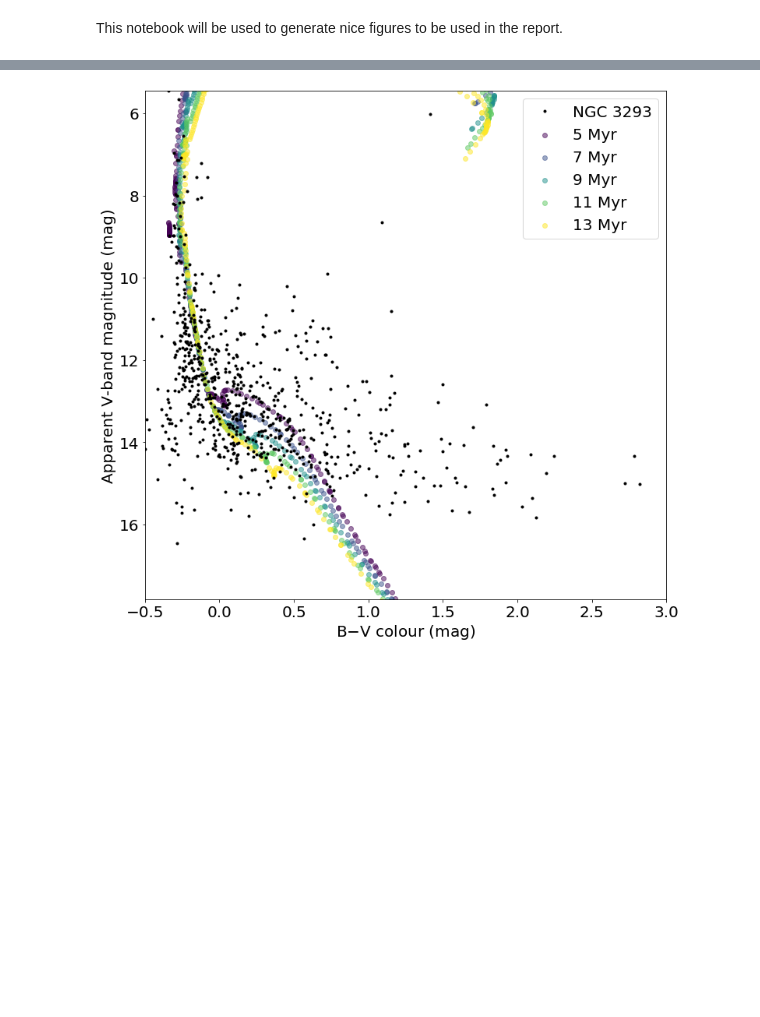
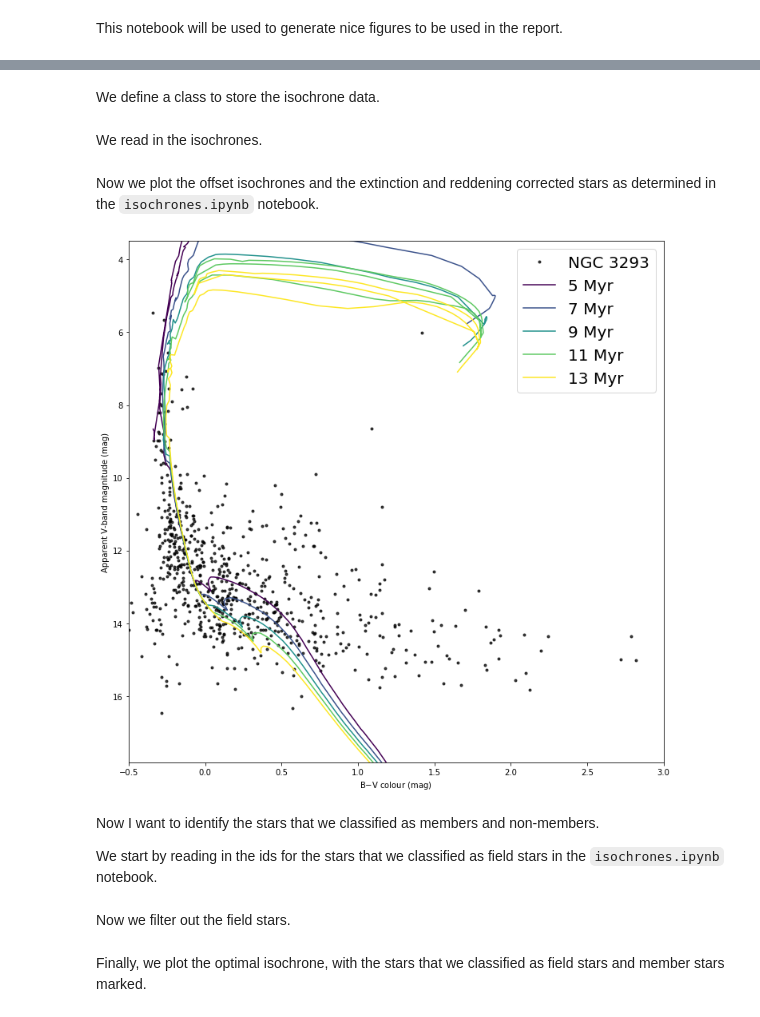
Before and after one commit to cedliang/ASP3231-Project-NGC-3293-, a Jupyter notebook: src/figures/figures.ipynb, the cells around one changed output, grey strips where cells are left out. Drawn from its saved outputs; the diff is of its cells as text; code cells hidden in the pictures; blank space fills up the shorter version.

Commit message:
Update figures

```diff
--- a/src/figures/figures.ipynb
+++ b/src/figures/figures.ipynb
@@ -13,7 +15,9 @@ The following code will generate the isochrone figures.
 # %%
 from astropy.table import QTable
 
-mags = QTable.read("obj_magnitudes.ecsv", format='ascii.ecsv')
+mags = QTable.read("../obj_magnitudes.ecsv", format='ascii.ecsv')
+# %% [markdown]
+We define a class to store the isochrone data.
 # %%
 # Code adapted from Girardi_UBVRI.ipynb on Moodle
 
@@ -27,10 +31,12 @@ class isochroneclass:
             self.V = []                                   # Star V-band magnitudes
             self.R = []                                   # Star R-band magnitudes
             self.I = []                                   # Star I-band magnitudes
+# %% [markdown]
+We read in the isochrones.
 # %%
 # Adapted from Girardi_UBVRI.ipynb on Moodle
 
-fnames = ['isochrones/output545039620091_1e7_1e8.dat','isochrones/output410618231006_1e6_to_15e6.dat']
+fnames = ['../isochrones/output545039620091_1e7_1e8.dat','../isochrones/output410618231006_1e6_to_15e6.dat']
 isochrones = {}
 
 for fname in fnames:
@@ -60,6 +66,8 @@ for fname in fnames:
     isochrones[curr_age] = ic
 
     f.close()
+# %% [markdown]
+Now we plot the offset isochrones and the extinction and reddening corrected stars as determined in the `isochrones.ipynb` notebook.
 # %%
 extinction = 1
 reddening = extinction/3.1
@@ -72,37 +80,41 @@ py = mags['Vmag'] - extinction                 # plot V-band magnitude on y-axis
 # isochrones of log(age) that we are interested in, corresponding to ages between 5 and 15 Myr.
 ages = [6.69897, 6.8451, 6.95424, 7.04139, 7.11394]
 
 # get some sequential colors to plot with to easily see the differences due to age
 colors = cm.viridis(np.linspace(0,1,len(ages)))
 
 fig, ax = plt.subplots(figsize = (12,12))
 
 plt.rcParams.update({'font.size': 20})
-plt.plot(px, py, '.', color='black',label='NGC 3293',zorder=10)
+plt.plot(px, py, '.', color='black',label='NGC 3293',alpha=0.75)
 
 for age,color in zip(ages,colors):
     BV=np.array(isochrones[age].B)-np.array(isochrones[age].V)
     offsetV = np.array(isochrones[age].V) + offset
 
-    plt.scatter(BV, offsetV, color=color, label='{:.0f} Myr'.format(10**(isochrones[age].age-6)),alpha=0.5)
+    plt.plot(BV, offsetV, color=color, label='{:.0f} Myr'.format(10**(isochrones[age].age-6)))
 
 plt.xlabel('B$-$V colour (mag)')
 plt.ylabel('Apparent V-band magnitude (mag)')
 
 # set y-axis limits so we can see the stars
-plt.ylim(min(py),max(py))
+plt.ylim(3.5,max(py))
 plt.xlim(-0.5,3)
 
 # invert y-axis so brighter stars are at the top
 ax.invert_yaxis()
 
 plt.legend(loc='upper right')
 
 plt.savefig('isochrones.pdf')
 
 plt.show()
 # %% [output]
-[figure, old version]
+[figure, new version]
+# %% [markdown]
+Now I want to identify the stars that we classified as members and non-members.
+
+We start by reading in the ids for the stars that we classified as field stars in the `isochrones.ipynb` notebook.
 # %%
 import csv
 removed_ids = []
@@ -112,9 +124,13 @@ with open('removed_ids.dat') as f:
         row = row[0].strip(' ').strip(',')
         if row.isnumeric():
             removed_ids.append(int(row))
+# %% [markdown]
+Now we filter out the field stars.
 # %%
 Mv_filtered = [mags['Vmag'][i] - extinction for i in range(len(mags['id'])) if (mags['id'][i] not in removed_ids)]
 BV_filtered = [mags['Bmag'][i] - mags['Vmag'][i] - reddening for i in range(len(mags['id'])) if (mags['id'][i] not in removed_ids)]
+# %% [markdown]
+Finally, we plot the optimal isochrone, with the stars that we classified as field stars and member stars marked.
 # %%
 offset = 11.8
 
```
Also changed, not shown: parts of 15 cells of this notebook, 4 other files.
